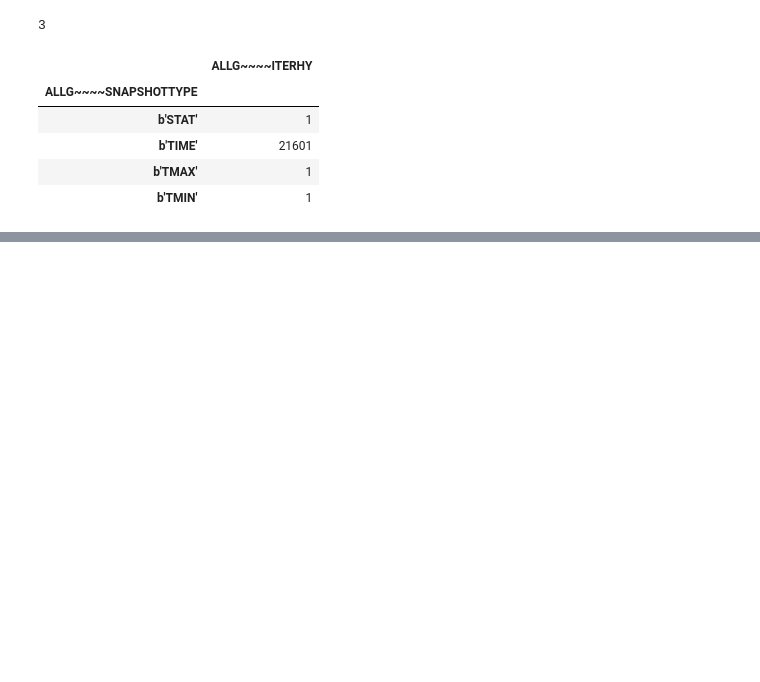
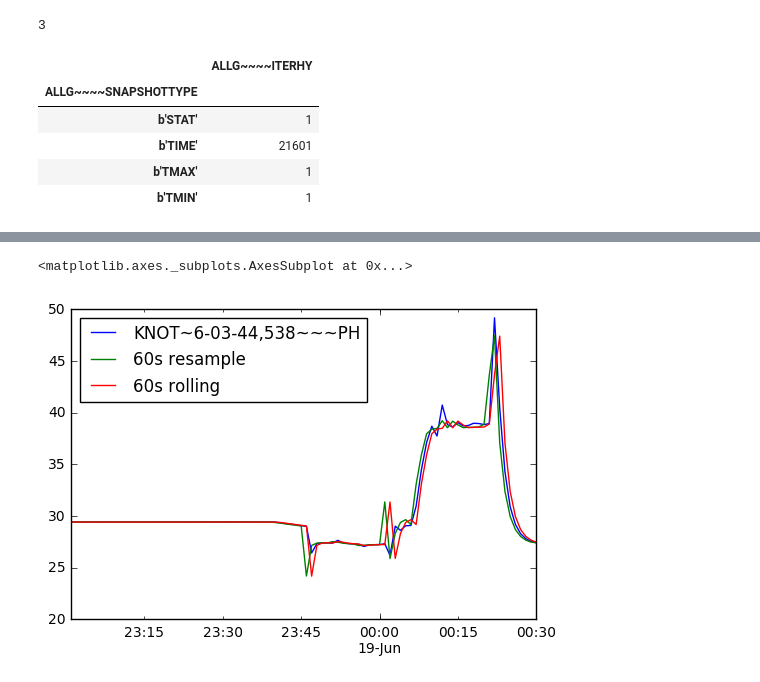
Before and after one commit to aw3s/PT3S, a Jupyter notebook: nb/MxWithPandas.ipynb, the cells around one changed output, grey strips where cells are left out. Saved outputs shown, nothing was run; the diff lists cells and outputs as text; code cells hidden in the pictures; blank space fills up the shorter version.

```diff
--- a/nb/MxWithPandas.ipynb
+++ b/nb/MxWithPandas.ipynb
@@ -69,0 +119,5 @@ len(pdf[pdf[r'ALLG~~~~SNAPSHOTTYPE'].isin([b'TIME'])])
+# %%
+import pandas as pd
+df3=pd.DataFrame({ts60.name : ts60,ts.name : ts,ts60r.name : ts60r})
+df3=df3.reindex_axis([ts.name,ts60.name,ts60r.name], axis=1)
+df3.head()
@@ -69,0 +131,5 @@ len(pdf[pdf[r'ALLG~~~~SNAPSHOTTYPE'].isin([b'TIME'])])
+# %%
+df3.dropna().plot()
+# %% [output]
+<matplotlib.axes._subplots.AxesSubplot at 0x...>
+[figure, added]
```
Also changed, not shown: parts of 23 cells of this notebook.
